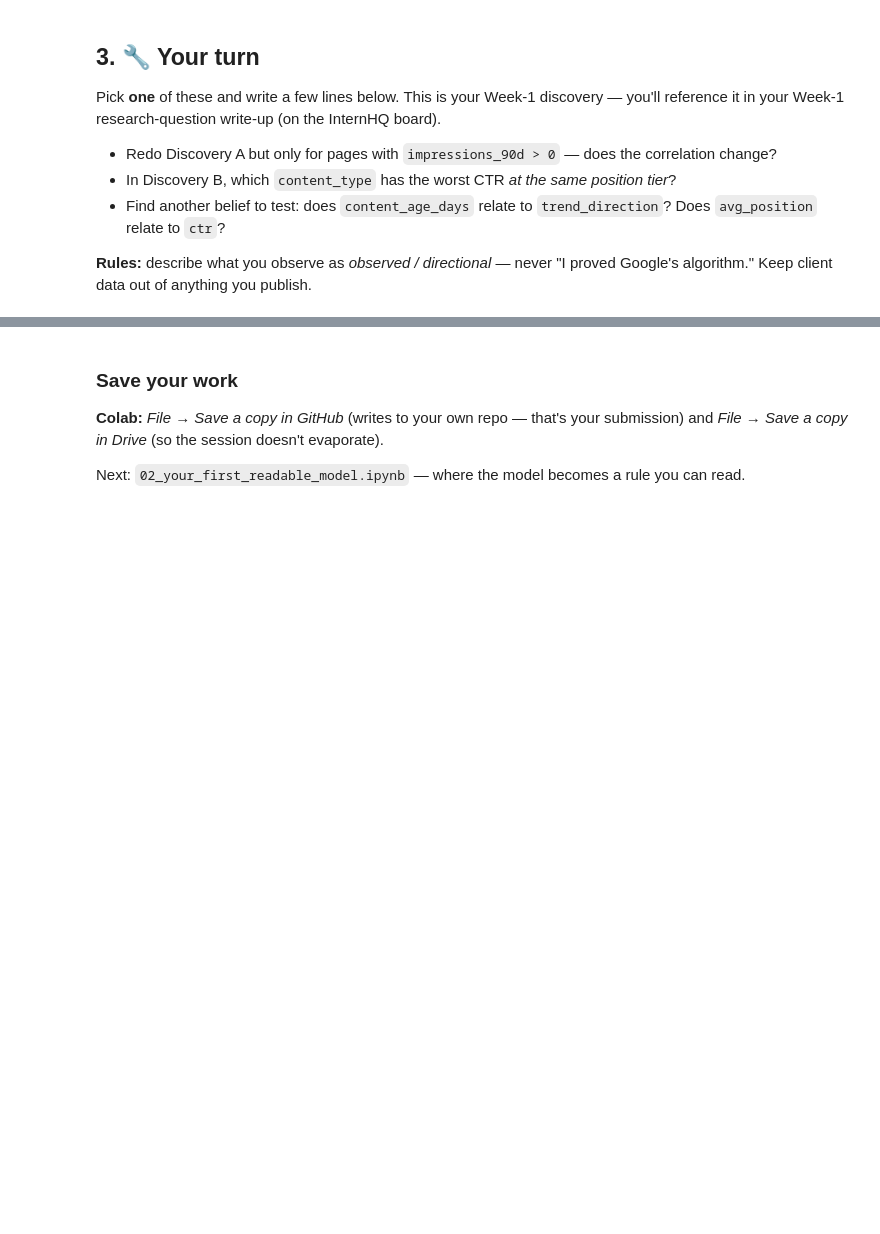
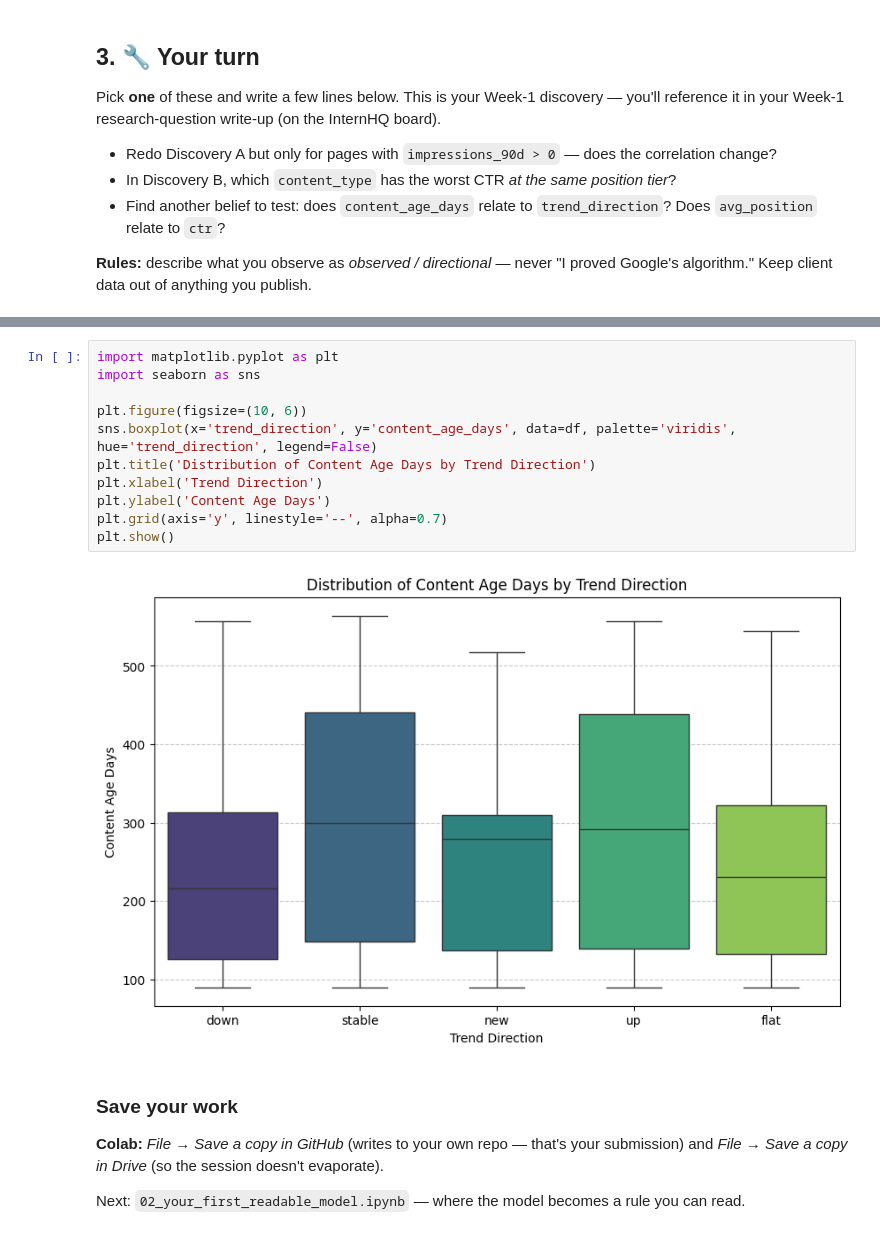
Before and after one commit to amna-png/ML-internship, a Jupyter notebook: notebooks/01_first_look_and_discovery.ipynb, the cells around one changed output, grey strips where cells are left out. Saved outputs shown, nothing was run; the diff lists cells and outputs as text; blank space fills up the shorter version.

```diff
--- a/notebooks/01_first_look_and_discovery.ipynb
+++ b/notebooks/01_first_look_and_discovery.ipynb
@@ -102,3 +179,16 @@ Pick **one** of these and write a few lines below. This is your Week-1 discovery
+# %%
+import matplotlib.pyplot as plt
+import seaborn as sns
+
+plt.figure(figsize=(10, 6))
+sns.boxplot(x='trend_direction', y='content_age_days', data=df, palette='viridis', hue='trend_direction', legend=False)
+plt.title('Distribution of Content Age Days by Trend Direction')
+plt.xlabel('Trend Direction')
+plt.ylabel('Content Age Days')
+plt.grid(axis='y', linestyle='--', alpha=0.7)
+plt.show()
+# %% [output]
+[figure, added]
 # %% [markdown]
 ### Save your work
 **Colab:** *File → Save a copy in GitHub* (writes to your own repo — that's your submission) and *File → Save a copy in Drive* (so the session doesn't evaporate).
```
Also changed, not shown: parts of 12 cells of this notebook.
